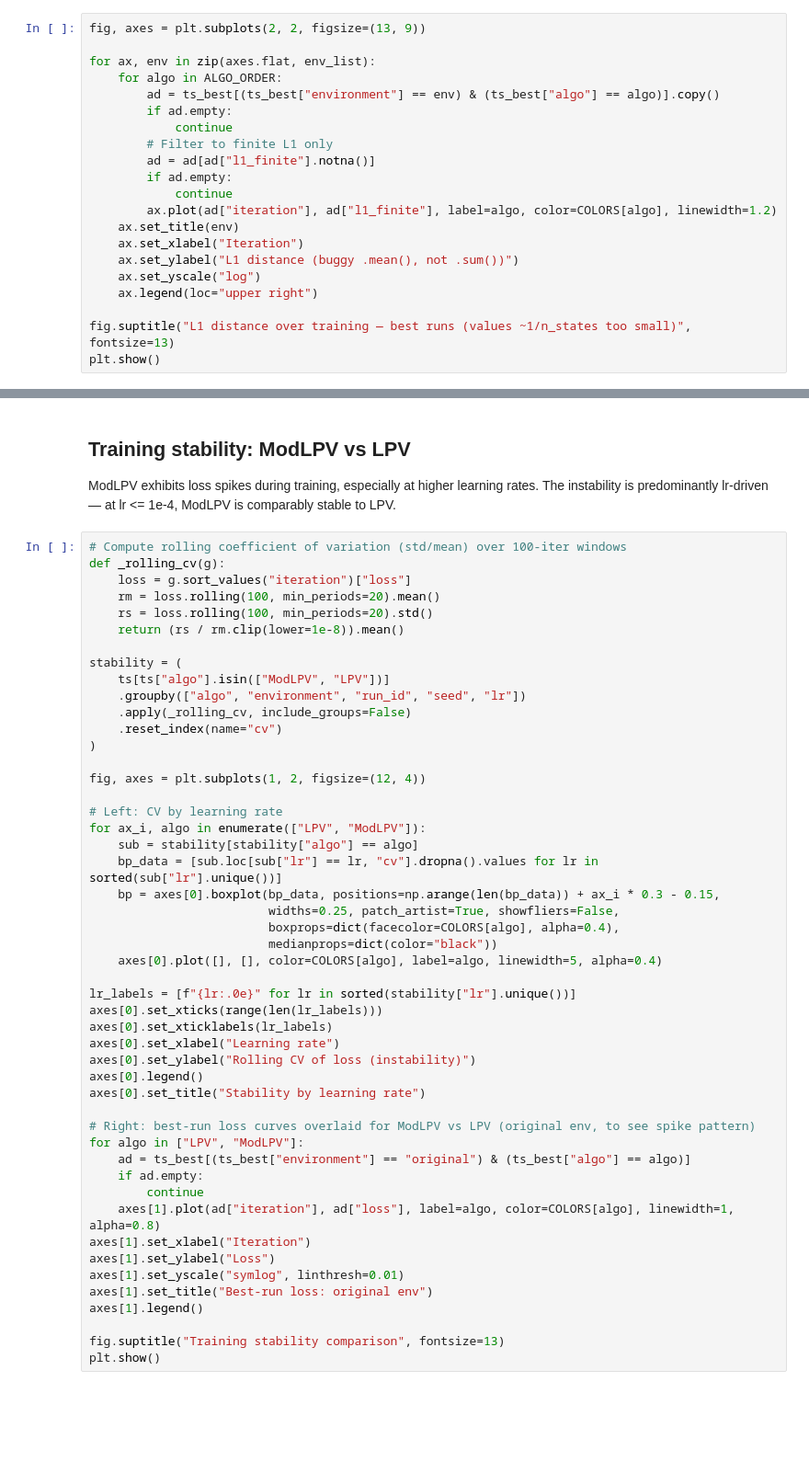
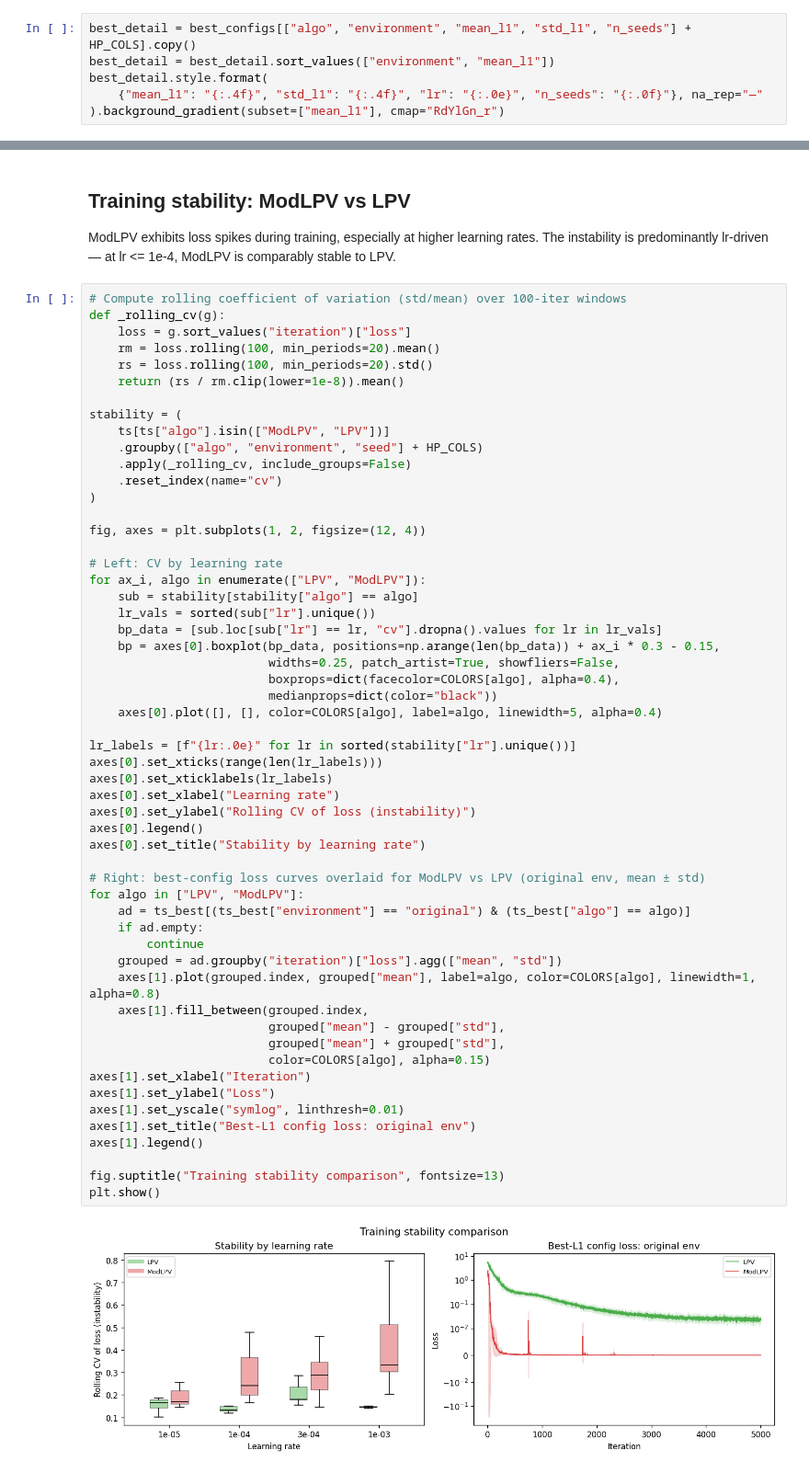
Before and after one commit to orichardson/lir, a Jupyter notebook: experiments/results.ipynb, the cells around one changed output, grey strips where cells are left out. Shown at 92% size. Saved outputs shown, nothing was run; the diff lists cells and outputs as text; blank space fills up the shorter version.

```diff
--- a/experiments/results.ipynb
+++ b/experiments/results.ipynb
@@ -186,21 +224,6 @@ best_detail.style.format({"iter_16": "{:.0f}", "lr": "{:.0e}"}, na_rep="never").
 # %%
-fig, axes = plt.subplots(2, 2, figsize=(13, 9))
-
-for ax, env in zip(axes.flat, env_list):
-    for algo in ALGO_ORDER:
-        ad = ts_best[(ts_best["environment"] == env) & (ts_best["algo"] == algo)].copy()
-        if ad.empty:
-            continue
-        # Filter to finite L1 only
-        ad = ad[ad["l1_finite"].notna()]
-        if ad.empty:
-            continue
-        ax.plot(ad["iteration"], ad["l1_finite"], label=algo, color=COLORS[algo], linewidth=1.2)
-    ax.set_title(env)
-    ax.set_xlabel("Iteration")
-    ax.set_ylabel("L1 distance (buggy .mean(), not .sum())")
-    ax.set_yscale("log")
-    ax.legend(loc="upper right")
-
-fig.suptitle("L1 distance over training — best runs (values ~1/n_states too small)", fontsize=13)
-plt.show()
+best_detail = best_configs[["algo", "environment", "mean_l1", "std_l1", "n_seeds"] + HP_COLS].copy()
+best_detail = best_detail.sort_values(["environment", "mean_l1"])
+best_detail.style.format(
+    {"mean_l1": "{:.4f}", "std_l1": "{:.4f}", "lr": "{:.0e}", "n_seeds": "{:.0f}"}, na_rep="—"
+).background_gradient(subset=["mean_l1"], cmap="RdYlGn_r")
@@ -218,7 +257,7 @@ def _rolling_cv(g):
 
 stability = (
     ts[ts["algo"].isin(["ModLPV", "LPV"])]
-    .groupby(["algo", "environment", "run_id", "seed", "lr"])
+    .groupby(["algo", "environment", "seed"] + HP_COLS)
     .apply(_rolling_cv, include_groups=False)
     .reset_index(name="cv")
 )
@@ -226,34 +265,42 @@ stability = (
 fig, axes = plt.subplots(1, 2, figsize=(12, 4))
 
 # Left: CV by learning rate
 for ax_i, algo in enumerate(["LPV", "ModLPV"]):
     sub = stability[stability["algo"] == algo]
-    bp_data = [sub.loc[sub["lr"] == lr, "cv"].dropna().values for lr in sorted(sub["lr"].unique())]
+    lr_vals = sorted(sub["lr"].unique())
+    bp_data = [sub.loc[sub["lr"] == lr, "cv"].dropna().values for lr in lr_vals]
     bp = axes[0].boxplot(bp_data, positions=np.arange(len(bp_data)) + ax_i * 0.3 - 0.15,
                          widths=0.25, patch_artist=True, showfliers=False,
                          boxprops=dict(facecolor=COLORS[algo], alpha=0.4),
                          medianprops=dict(color="black"))
     axes[0].plot([], [], color=COLORS[algo], label=algo, linewidth=5, alpha=0.4)
 
 lr_labels = [f"{lr:.0e}" for lr in sorted(stability["lr"].unique())]
 axes[0].set_xticks(range(len(lr_labels)))
 axes[0].set_xticklabels(lr_labels)
 axes[0].set_xlabel("Learning rate")
 axes[0].set_ylabel("Rolling CV of loss (instability)")
 axes[0].legend()
 axes[0].set_title("Stability by learning rate")
 
-# Right: best-run loss curves overlaid for ModLPV vs LPV (original env, to see spike pattern)
+# Right: best-config loss curves overlaid for ModLPV vs LPV (original env, mean ± std)
 for algo in ["LPV", "ModLPV"]:
     ad = ts_best[(ts_best["environment"] == "original") & (ts_best["algo"] == algo)]
     if ad.empty:
         continue
-    axes[1].plot(ad["iteration"], ad["loss"], label=algo, color=COLORS[algo], linewidth=1, alpha=0.8)
+    grouped = ad.groupby("iteration")["loss"].agg(["mean", "std"])
+    axes[1].plot(grouped.index, grouped["mean"], label=algo, color=COLORS[algo], linewidth=1, alpha=0.8)
+    axes[1].fill_between(grouped.index,
+                         grouped["mean"] - grouped["std"],
+                         grouped["mean"] + grouped["std"],
+                         color=COLORS[algo], alpha=0.15)
 axes[1].set_xlabel("Iteration")
 axes[1].set_ylabel("Loss")
 axes[1].set_yscale("symlog", linthresh=0.01)
-axes[1].set_title("Best-run loss: original env")
+axes[1].set_title("Best-L1 config loss: original env")
 axes[1].legend()
 
 fig.suptitle("Training stability comparison", fontsize=13)
 plt.show()
+# %% [output]
+[figure, added]
```
Also changed, not shown: parts of 15 cells of this notebook, 2 other files.
